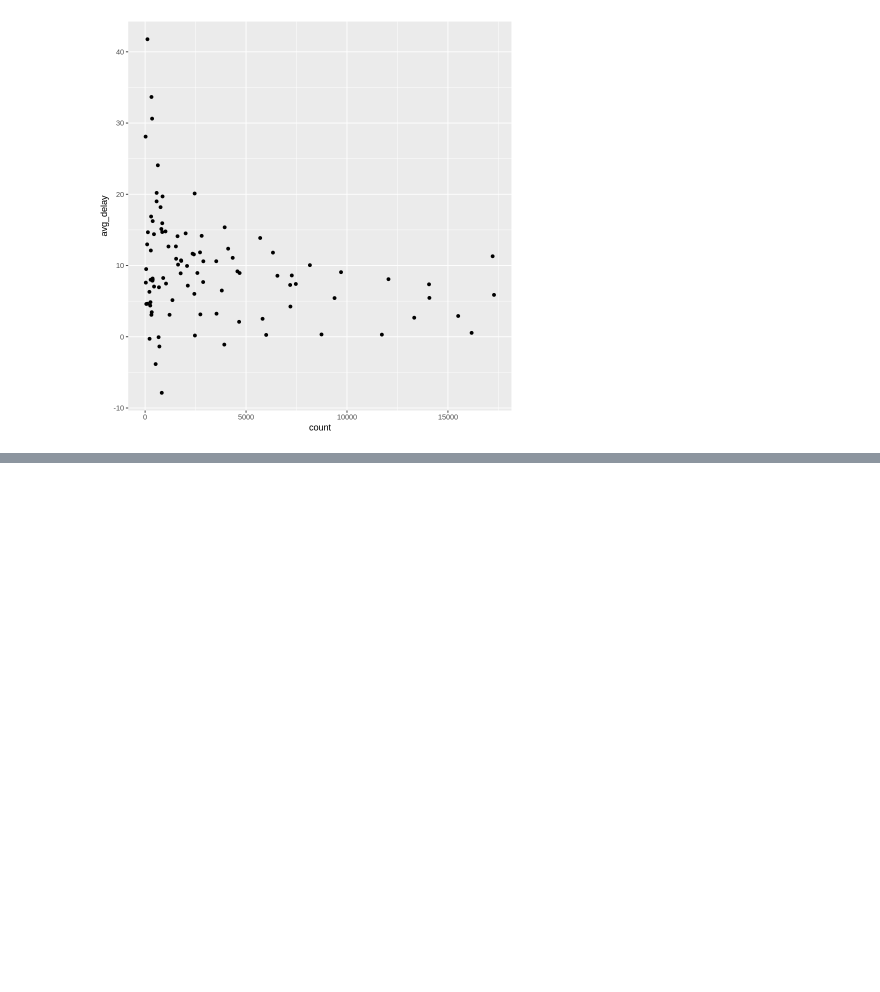
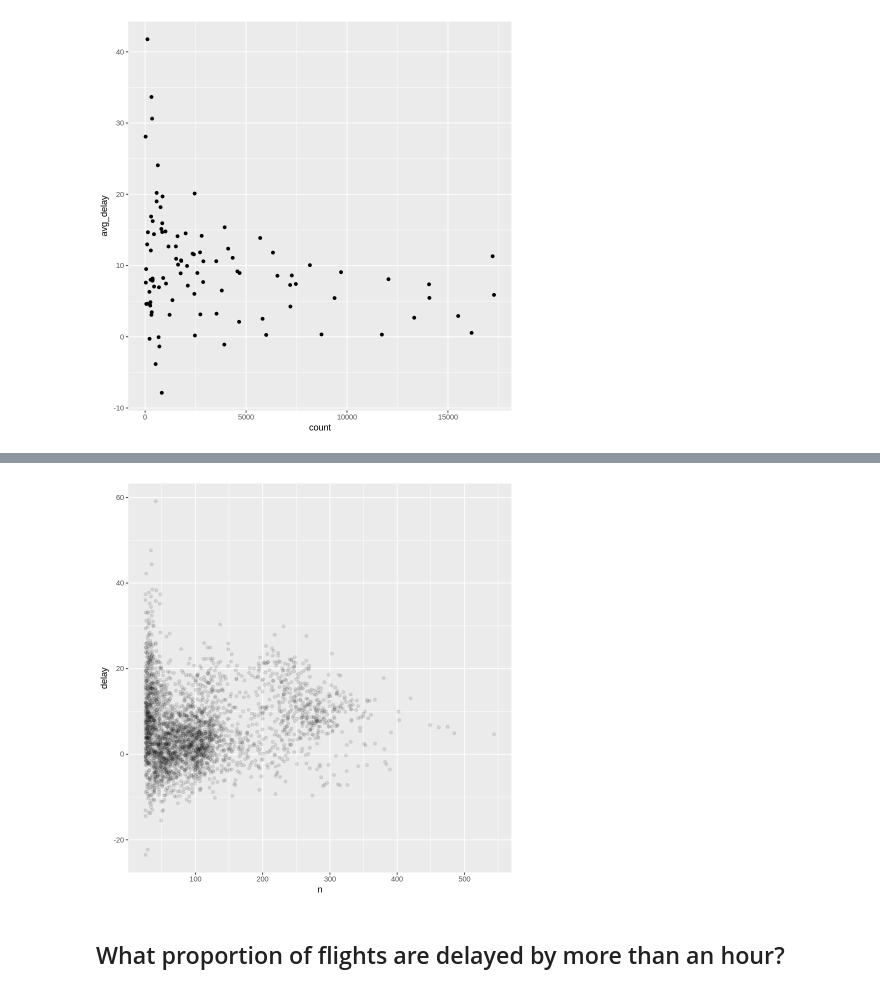
Before and after one commit to tusharsharm/R-Practice, a Jupyter notebook: Data_Transformation_with_dplyr.ipynb, the cells around one changed output, grey strips where cells are left out. Saved outputs shown, nothing was run; the diff lists cells and outputs as text; code cells hidden in the pictures; blank space fills up the shorter version.

```diff
--- a/Data_Transformation_with_dplyr.ipynb
+++ b/Data_Transformation_with_dplyr.ipynb
@@ -310,0 +649,9 @@ flights %>%
+# %%
+delays %>%
+ filter(n > 25) %>%
+ ggplot(mapping = aes(x = n, y = delay)) +
+ geom_point(alpha = 1/10)
+# %% [output]
+[figure, added]
+# %% [markdown]
+## What proportion of flights are delayed by more than an hour?
```
Also changed, not shown: parts of 26 cells of this notebook.
